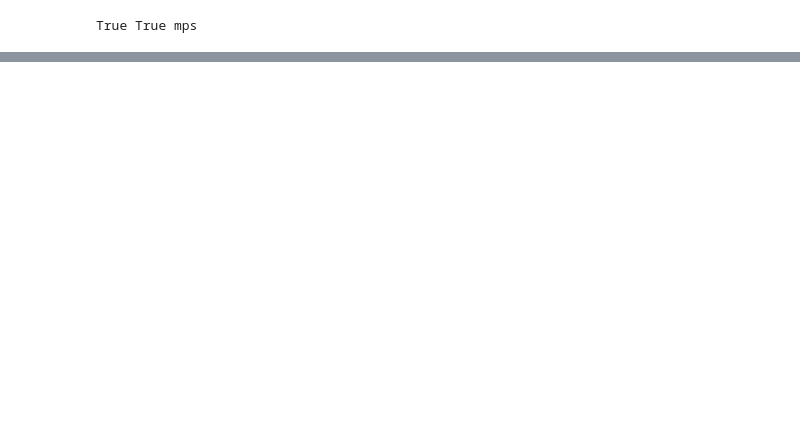
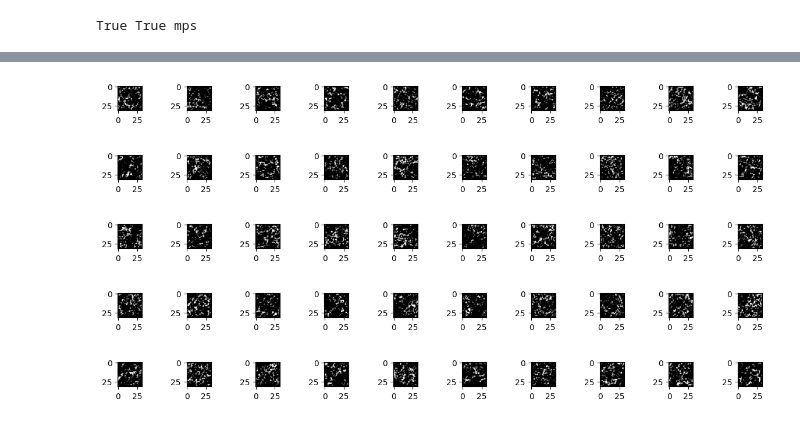
Before and after one commit to cnhzgb/MachineL, a Jupyter notebook: VAE_CNN_MNIST.ipynb, the cells around one changed output, grey strips where cells are left out. Saved outputs shown, nothing was run; the diff lists cells and outputs as text; code cells hidden in the pictures; blank space fills up the shorter version.

```diff
--- a/VAE_CNN_MNIST.ipynb
+++ b/VAE_CNN_MNIST.ipynb
@@ -131,0 +155,17 @@ plt.legend();
+# %%
+with torch.no_grad():
+  for i in range(1,6):
+    test = torch.randn(10,64,4,4).to(device)
+    gen_img = model.decoder(test) # 10,32,32
+
+    fig, axs = plt.subplots(1, 10, figsize=(12, 1))
+    for i, ax in enumerate(axs.flatten()):
+      ax.imshow(gen_img[i][0].cpu(), cmap='gray')
+    plt.tight_layout()
+    plt.show()
+# %% [output]
+[figure, added]
+[figure, added]
+[figure, added]
+[figure, added]
+[figure, added]
```
Also changed, not shown: parts of 5 cells of this notebook.
